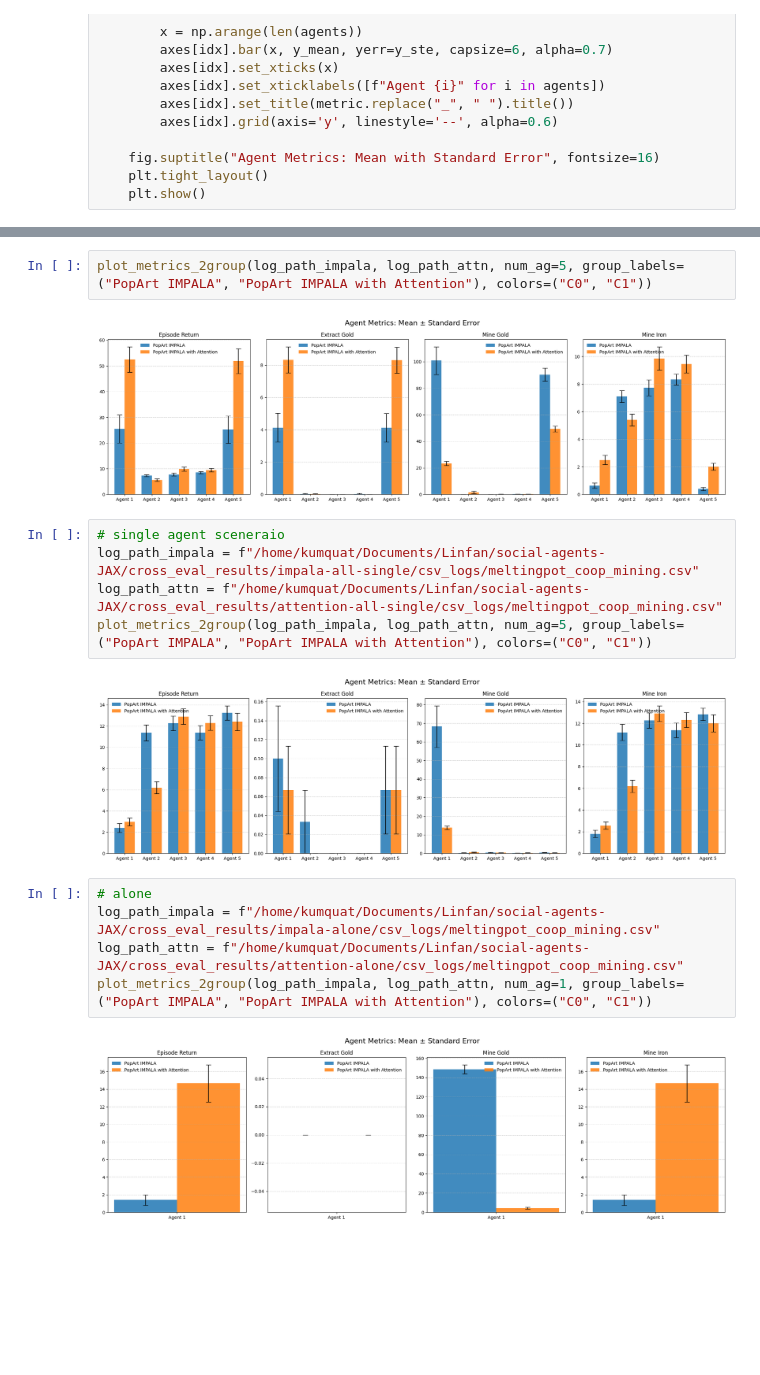
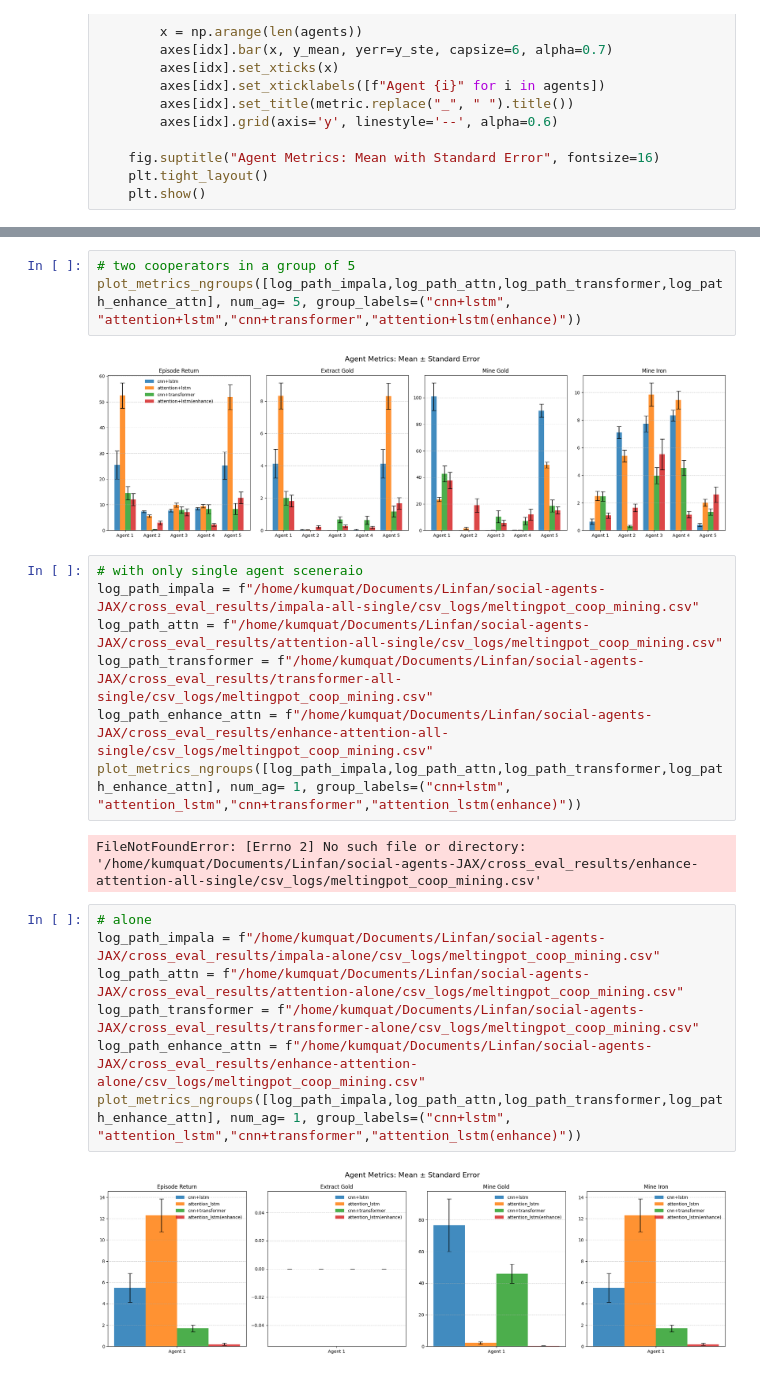
Before and after one commit to ajshawn/BrainInspiredSocialAgents, a Jupyter notebook: plot_performance.ipynb, the cells around one changed output, grey strips where cells are left out. Drawn from its saved outputs; the diff is of its cells as text; blank space fills up the shorter version.

```diff
--- a/plot_performance.ipynb
+++ b/plot_performance.ipynb
@@ -87,18 +111,23 @@ log_path_attn = f"/home/kumquat/Documents/Linfan/social-agents-JAX/results/PopAr
 # %%
-plot_metrics_2group(log_path_impala, log_path_attn, num_ag=5, group_labels=("PopArt IMPALA", "PopArt IMPALA with Attention"), colors=("C0", "C1"))
+# two cooperators in a group of 5
+plot_metrics_ngroups([log_path_impala,log_path_attn,log_path_transformer,log_path_enhance_attn], num_ag= 5, group_labels=("cnn+lstm", "attention+lstm","cnn+transformer","attention+lstm(enhance)"))
 # %% [output]
-[figure, old version]
+[figure, new version]
 # %%
-# single agent sceneraio
+# with only single agent sceneraio
 log_path_impala = f"/home/kumquat/Documents/Linfan/social-agents-JAX/cross_eval_results/impala-all-single/csv_logs/meltingpot_coop_mining.csv"
 log_path_attn = f"/home/kumquat/Documents/Linfan/social-agents-JAX/cross_eval_results/attention-all-single/csv_logs/meltingpot_coop_mining.csv"
-plot_metrics_2group(log_path_impala, log_path_attn, num_ag=5, group_labels=("PopArt IMPALA", "PopArt IMPALA with Attention"), colors=("C0", "C1"))
+log_path_transformer = f"/home/kumquat/Documents/Linfan/social-agents-JAX/cross_eval_results/transformer-all-single/csv_logs/meltingpot_coop_mining.csv"
+log_path_enhance_attn = f"/home/kumquat/Documents/Linfan/social-agents-JAX/cross_eval_results/enhance-attention-all-single/csv_logs/meltingpot_coop_mining.csv"
+plot_metrics_ngroups([log_path_impala,log_path_attn,log_path_transformer,log_path_enhance_attn], num_ag= 1, group_labels=("cnn+lstm", "attention_lstm","cnn+transformer","attention_lstm(enhance)"))
 # %% [output]
-[figure, removed]
+FileNotFoundError: [Errno 2] No such file or directory: '/home/kumquat/Documents/Linfan/social-agents-JAX/cross_eval_results/enhance-attention-all-single/csv_logs/meltingpot_coop_mining.csv'
 # %%
 # alone
 log_path_impala = f"/home/kumquat/Documents/Linfan/social-agents-JAX/cross_eval_results/impala-alone/csv_logs/meltingpot_coop_mining.csv"
 log_path_attn = f"/home/kumquat/Documents/Linfan/social-agents-JAX/cross_eval_results/attention-alone/csv_logs/meltingpot_coop_mining.csv"
-plot_metrics_2group(log_path_impala, log_path_attn, num_ag=1, group_labels=("PopArt IMPALA", "PopArt IMPALA with Attention"), colors=("C0", "C1"))
+log_path_transformer = f"/home/kumquat/Documents/Linfan/social-agents-JAX/cross_eval_results/transformer-alone/csv_logs/meltingpot_coop_mining.csv"
+log_path_enhance_attn = f"/home/kumquat/Documents/Linfan/social-agents-JAX/cross_eval_results/enhance-attention-alone/csv_logs/meltingpot_coop_mining.csv"
+plot_metrics_ngroups([log_path_impala,log_path_attn,log_path_transformer,log_path_enhance_attn], num_ag= 1, group_labels=("cnn+lstm", "attention_lstm","cnn+transformer","attention_lstm(enhance)"))
 # %% [output]
-[figure, old version]
+[figure, new version]
```
Also changed, not shown: parts of 3 cells of this notebook, 11 other files.
